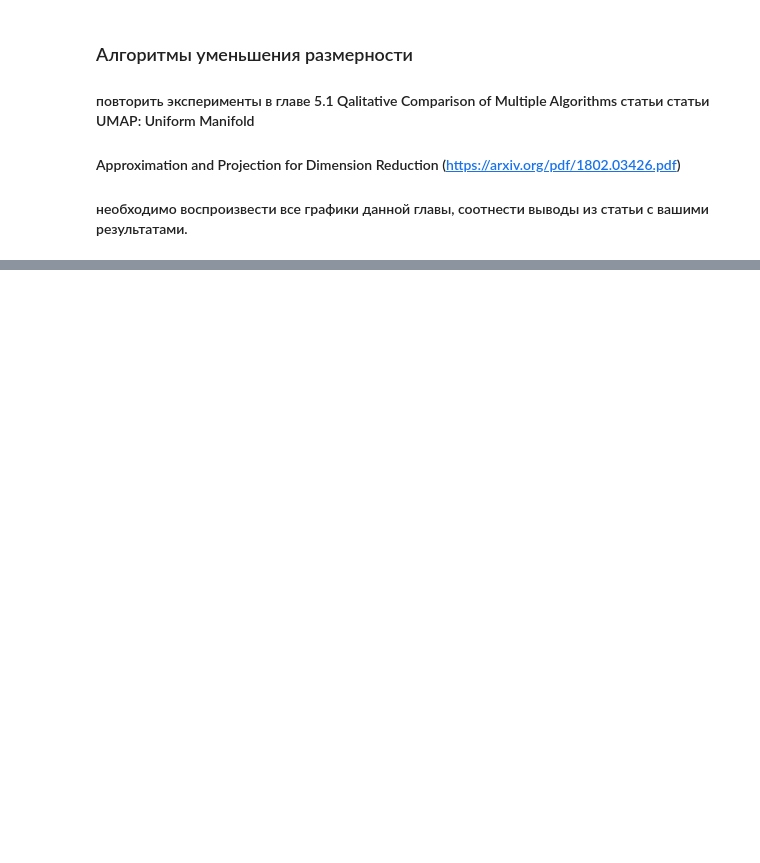
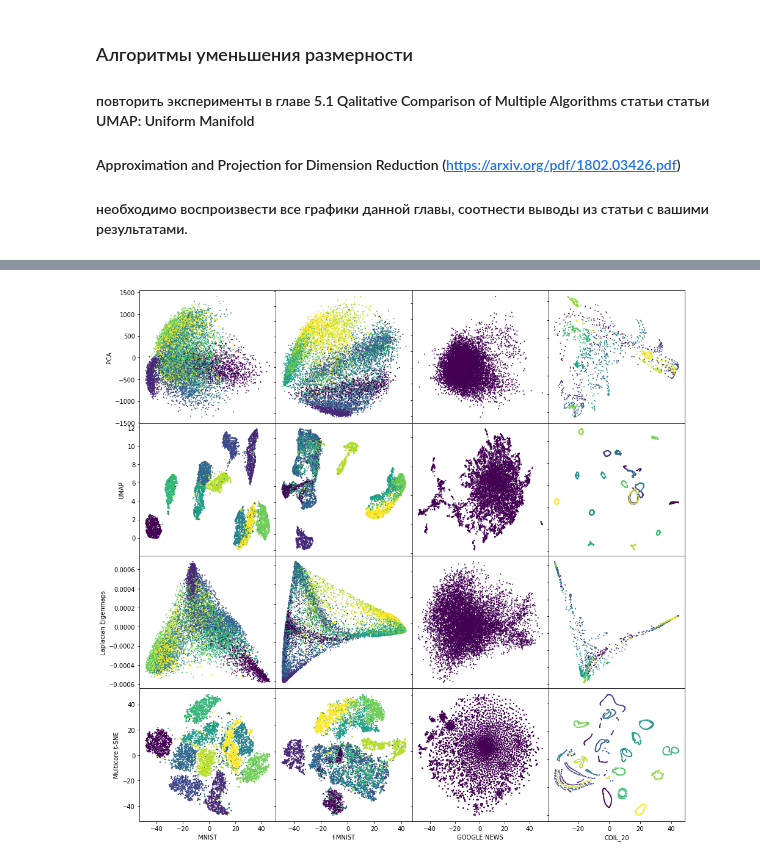
Before and after one commit to JuliaChernykh/IntelligentSystems, a Jupyter notebook: Pandas&DimensionalityReduction.ipynb, the cells around one changed output, grey strips where cells are left out. Cells and saved outputs as stored; diff of their text form; code cells hidden in the pictures; blank space fills up the shorter version.

```diff
--- a/Pandas&DimensionalityReduction.ipynb
+++ b/Pandas&DimensionalityReduction.ipynb
@@ -116,0 +262,44 @@ data.head()
+# %%
+tsne = TSNE(n_components=2, n_jobs=4)
+laplac = SpectralEmbedding(n_components=2)
+pca = PCA(n_components=2)
+umap = UMAP()
+
+algos = [pca, umap, laplac, tsne]
+algos_names = ['PCA', 'UMAP', 'Laplacian Eigenmaps', 'Multicore t-SNE']
+datasets = [mnist, fmnist, go_news, coil20]
+datasets_names = ['MNIST', 'f-MNIST', 'GOOGLE NEWS', 'COIL_20']
+# %%
+import numpy as np
+
+results = [[None for j in range(len(datasets))] for i in range(len(algos))]
+labels = [[None for j in range(len(datasets))] for i in range(len(algos))]
+
+num = 10000
+for i, algo in enumerate(algos):
+    for j, dataset in enumerate(datasets):
+        if isinstance(dataset, pd.DataFrame):
+            X = dataset.drop('class', axis=1)[:num]
+            y = dataset['class'][:num]
+        else:
+            X = dataset['X']
+            y = dataset['class']
+        X_transformed = algo.fit_transform(X)
+        results[i][j] = np.copy(X_transformed)
+        labels[i][j] = np.copy(y)
+# %%
+for i, _ in enumerate(algos):
+    labels[i][2] = np.array([0]*10000)
+# %%
+import matplotlib.pyplot as plt
+fig = plt.figure(figsize=(16, 16))
+gs = fig.add_gridspec(len(algos), len(datasets), hspace=0, wspace=0)
+
+for i, row in enumerate(results):
+    for j, res in enumerate(row):
+        ax = fig.add_subplot(gs[i, j])
+        ax.scatter(res[:, 0], res[:, 1], s=1, c=labels[i][j], alpha=0.9)
+        ax.set(xlabel=datasets_names[j], ylabel=algos_names[i])
+        ax.label_outer()
+# %% [output]
+[figure, added]
```
Also changed, not shown: parts of 9 cells of this notebook, 1 other file.
